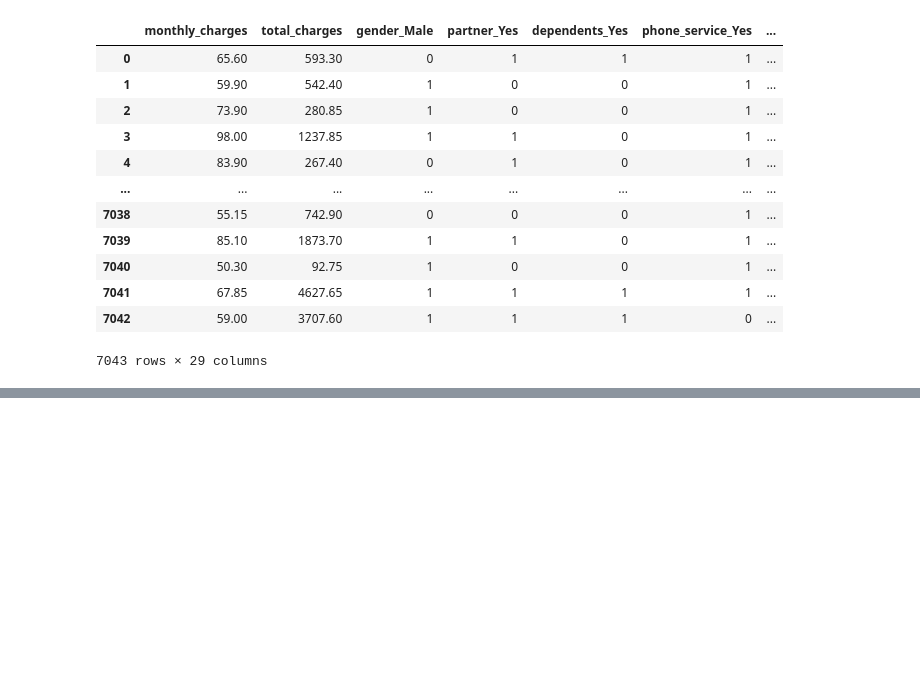
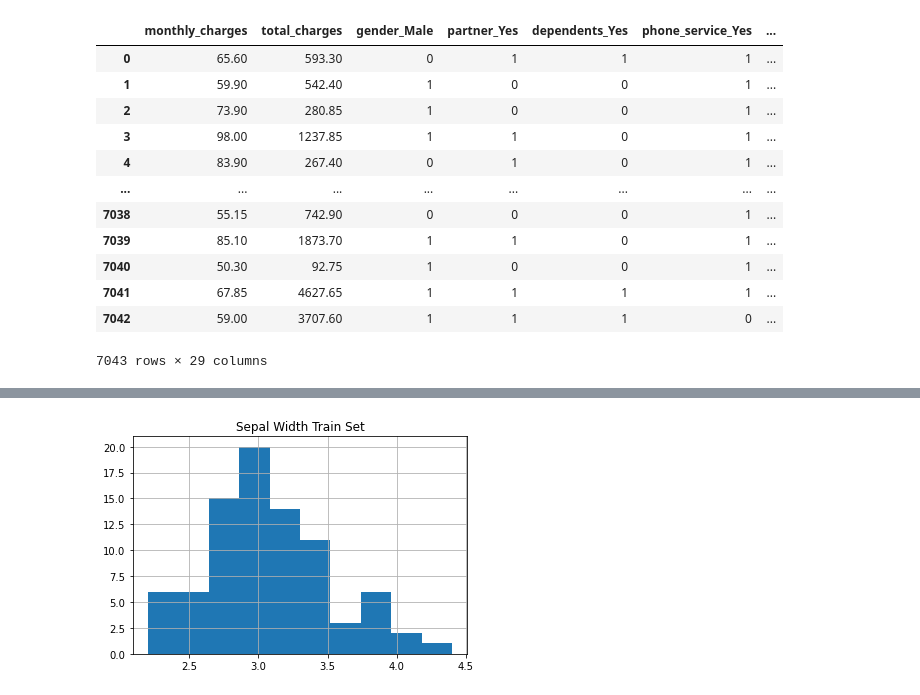
Before and after one commit to watermanbrandyn/classification-exercises, a Jupyter notebook: classification_exercises.ipynb, the cells around one changed output, grey strips where cells are left out. Saved outputs shown, nothing was run; the diff lists cells and outputs as text; code cells hidden in the pictures; blank space fills up the shorter version.

```diff
--- a/classification_exercises.ipynb
+++ b/classification_exercises.ipynb
@@ -621,0 +729,6 @@ def prep_telco(telco_df):
+# %%
+plt.title('Sepal Width Train Set')
+train.sepal_width.hist()
+plt.show()
+# %% [output]
+[figure, added]
```
Also changed, not shown: parts of 24 cells of this notebook.
